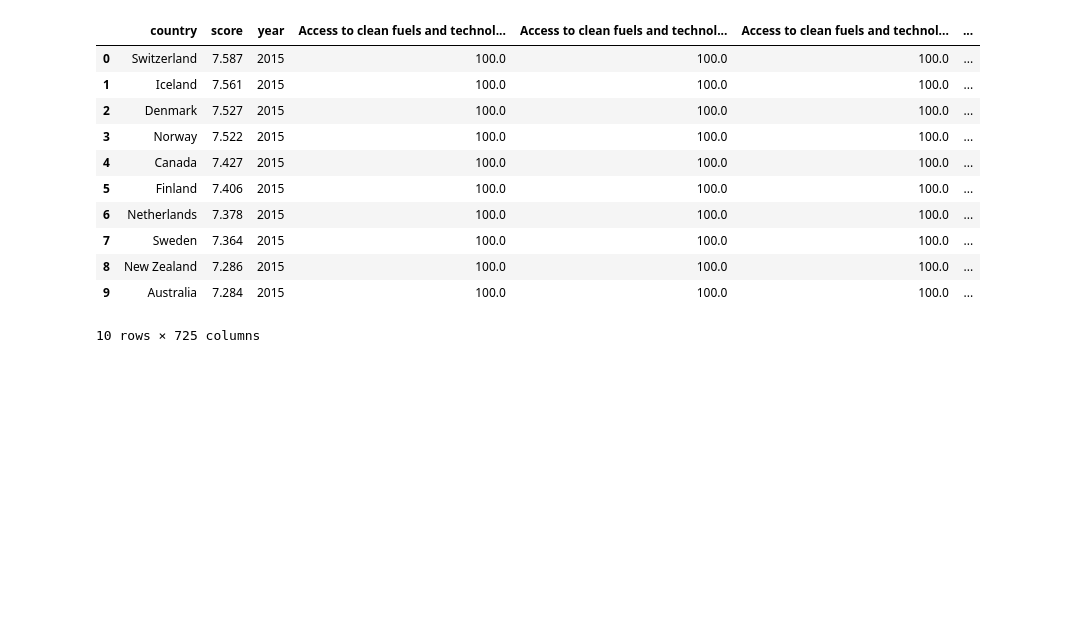
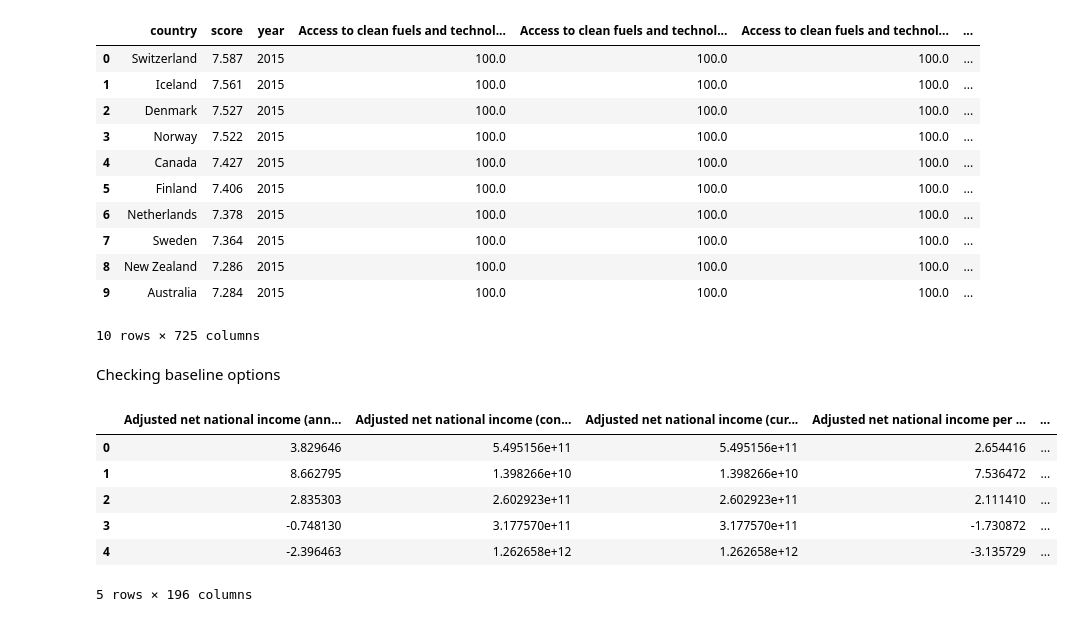
Before and after one commit to NickPerlich/CountryHappinessPredictor, a Jupyter notebook: first_draft/data/dataset.ipynb, the cells around one changed output. Drawn from its saved outputs; the diff is of its cells as text; code cells hidden in the pictures; blank space fills up the shorter version.

```diff
--- a/first_draft/data/dataset.ipynb
+++ b/first_draft/data/dataset.ipynb
@@ -194,3 +194,24 @@ df_usable.head(10)
 10 rows × 725 columns
 # %%
 df_usable.to_parquet("dataset_complete.parquet", index=False)
+# %% [markdown]
+Checking baseline options
+# %%
+df = pd.read_parquet("dataset_complete.parquet")
+# %%
+keywords = ["income", "gdp", "gni", "wealth", "earnings", "consumption", "expenditure", "remittance"]
+
+income_related_cols = [
+    col for col in df.columns
+    if any(kw in col.lower() for kw in keywords)
+]
+# %%
+df[income_related_cols].head()
+# %% [output]
+|  | Adjusted net national income (ann... | Adjusted net national income (con... | Adjusted net national income (cur... | Adjusted net national income per ... | ... |
+| 0 | 3.829646 | 5.495156e+11 | 5.495156e+11 | 2.654416 | ... |
+| 1 | 8.662795 | 1.398266e+10 | 1.398266e+10 | 7.536472 | ... |
+| 2 | 2.835303 | 2.602923e+11 | 2.602923e+11 | 2.111410 | ... |
+| 3 | -0.748130 | 3.177570e+11 | 3.177570e+11 | -1.730872 | ... |
+| 4 | -2.396463 | 1.262658e+12 | 1.262658e+12 | -3.135729 | ... |
+5 rows × 196 columns
```
Also changed, not shown: 4 other files.
